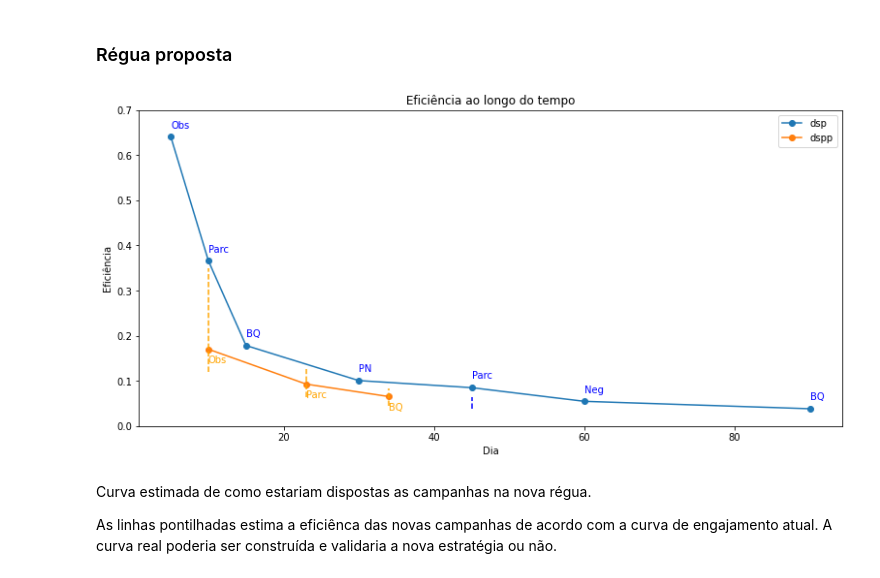
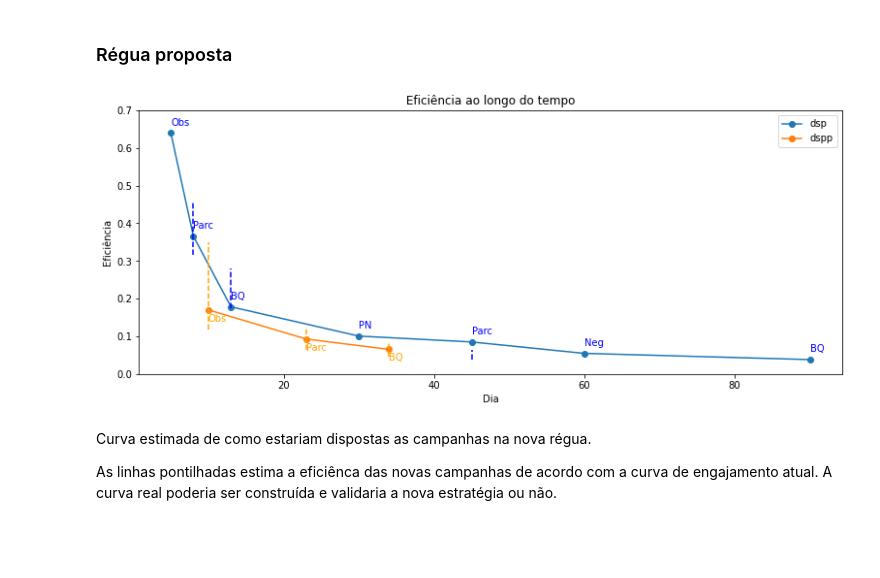
Before and after one commit to heitorfe/data_challenge_stone, a Jupyter notebook: notebooks/EDA-Fin.ipynb, the cells around one changed output. Saved outputs shown, nothing was run; the diff lists cells and outputs as text; code cells hidden in the pictures; blank space fills up the shorter version.

```diff
--- a/notebooks/EDA-Fin.ipynb
+++ b/notebooks/EDA-Fin.ipynb
@@ -97,9 +97,9 @@ def media_multiplas_campanhas(n):
 # %% [markdown]
 ## 0.3. Load Data
 # %%
-df_geral = pd.read_csv('../data/dfs_cluster/df_geral.csv')
-df_mensagem = pd.read_csv('../data/dfs_cluster/df_mensagem.csv')
-df_contrato = pd.read_csv('../data/dfs_cluster/df_contrato.csv')
+df_geral = pd.read_csv('../dfs_cluster/df_geral.csv')
+df_mensagem = pd.read_csv('../dfs_cluster/df_mensagem.csv')
+df_contrato = pd.read_csv('../dfs_cluster/df_contrato.csv')
 # %% [markdown]
 # 1.0. Preparação dos Dados
 # %% [markdown]
@@ -520,37 +526,41 @@ df_dsp_ = pd.concat([df_dsp, nova_campanha]).sort_values('dia').reset_index(drop
 #alterando dias da régua dspp
 df_dspp_ = df_dspp.copy()
 df_dspp_['dia'] = [10, 23, 34]
+df_dsp_['dia'] = [5,8,13, 30,45, 60, 90]
 
 #plot grafico
-plt.figure(figsize=(13,6))
+plt.figure(figsize=(13,5))
 plt.plot(df_dsp_['dia'], df_dsp_['eficiencia'], marker='o');
 plt.plot(df_dspp_['dia'], df_dspp_['eficiencia'], marker='o');
 plt.xlabel('Dia')
 plt.ylabel('Eficiência')
 plt.title('Eficiência ao longo do tempo')
 plt.legend(['dsp', 'dspp']);
 plt.ylim(0, 0.7)
 
 c_dsp = ['Obs', 'Parc', 'BQ', 'PN','Parc', 'Neg', 'BQ']
 d_dsp = [5,10,15, 30,45, 60, 90]
 
 c_dspp = ['Obs', 'Parc', 'BQ']
 d_dspp = [15, 30, 45]
 
 # #legenda das acoes
 for i in range(len(df_dsp_)):
     plt.annotate(c_dsp[i], (df_dsp_['dia'][i], df_dsp_['eficiencia'][i]+0.02), color='b')
 
 for i in range(len(df_dspp_)):
     plt.annotate(c_dspp[i], (df_dspp_['dia'][i], df_dspp_['eficiencia'][i]-0.03), color='orange')
 
 #desenhando range de eficiencia
 plt.axvline(df_dspp_['dia'][0],ymin=df_dspp['eficiencia'][0],ymax=0.5,color='orange', linestyle='--')
 plt.axvline(df_dspp_['dia'][1],ymin=df_dspp['eficiencia'][1],ymax=0.18,color='orange', linestyle='--')
-plt.axvline(df_dspp_['dia'][2],ymin=df_dspp['eficiencia'][2],ymax=0.12,color='orange', linestyle='--');
+plt.axvline(df_dspp_['dia'][2],ymin=df_dspp['eficiencia'][2],ymax=0.12,color='orange', linestyle='--')
 plt.axvline(45,ymin=df_dsp_['eficiencia'][5],ymax=0.09,color='b', linestyle='--');
+plt.axvline(8,ymin=0.45,ymax=0.65,color='b', linestyle='--');
+
+plt.axvline(13,ymin=0.25,ymax=0.4,color='b', linestyle='--');
 # %% [output]
-[figure, old version]
+[figure, new version]
 # %% [markdown]
 Curva estimada de como estariam dispostas as campanhas na nova régua.
 
```
Also changed, not shown: parts of 13 cells of this notebook.
